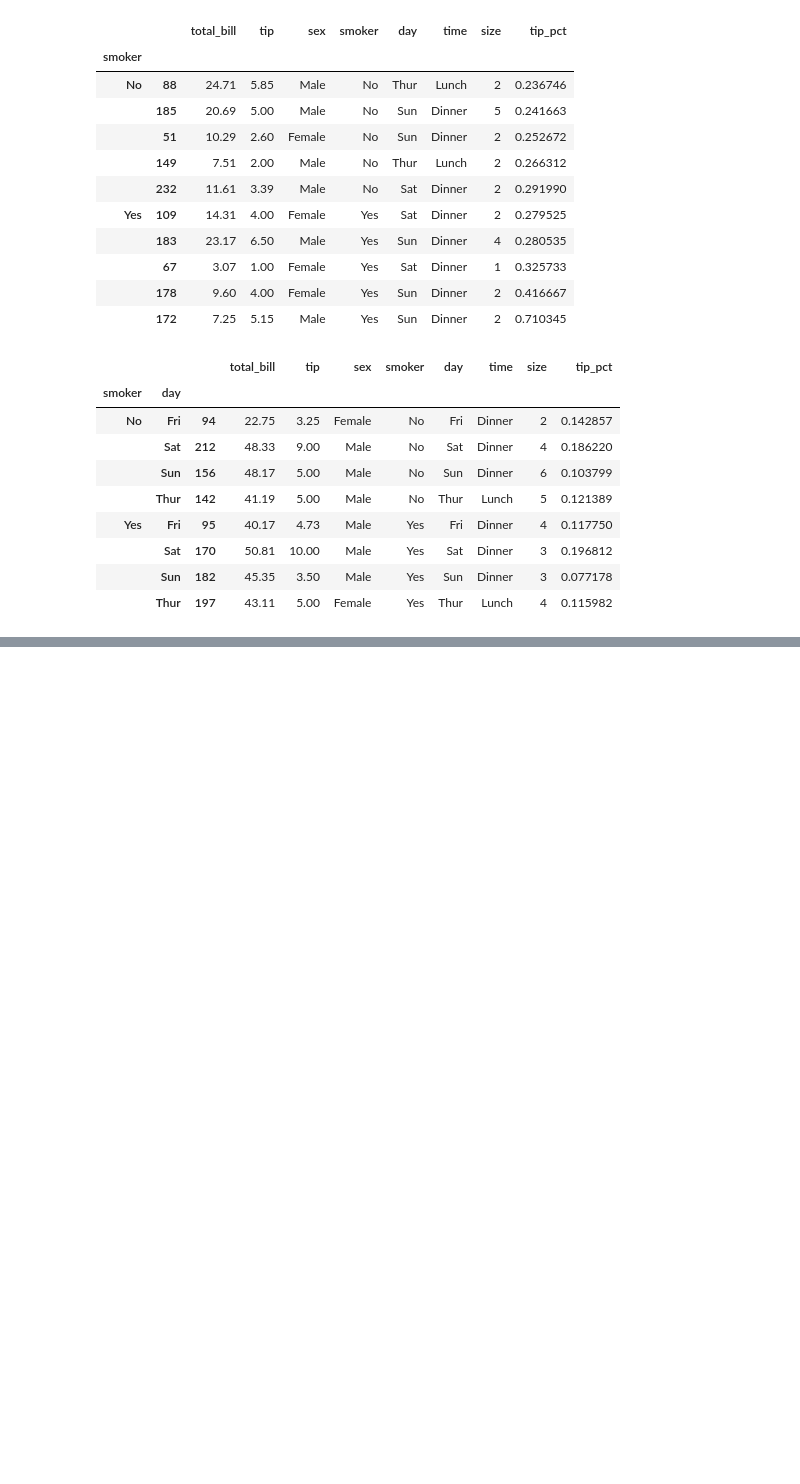
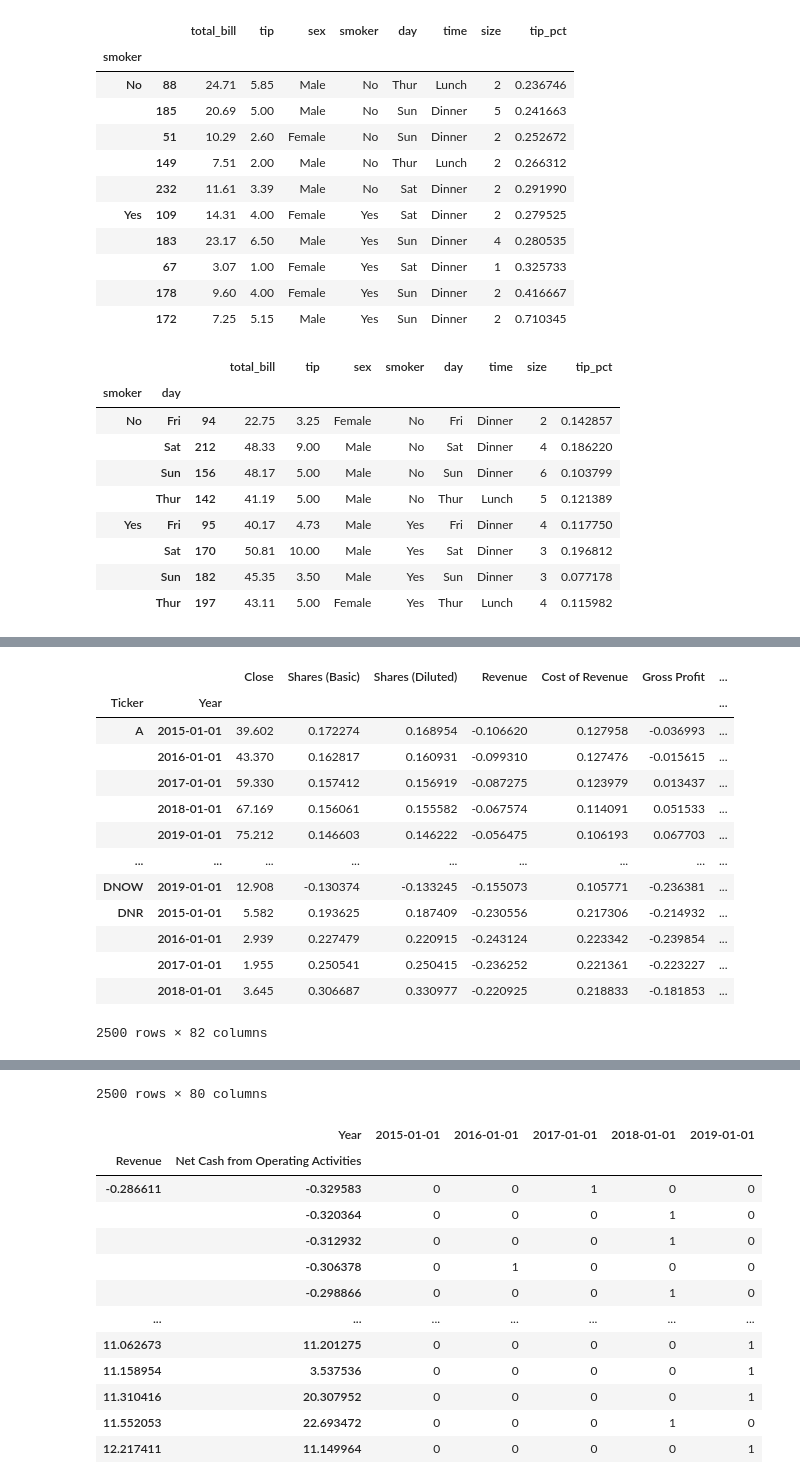
Before and after one commit to MuayThaiLegz/Py_DataAnalysis, a Jupyter notebook: Py_DataC10.ipynb, the cells around one changed output, grey strips where cells are left out. Cells and saved outputs as stored; diff of their text form; code cells hidden in the pictures; blank space fills up the shorter version.

Commit message:
chapter 10 completed
This is the final enrty to this chapter finished practicing with th super cool pivot tables

```diff
--- a/Py_DataC10.ipynb
+++ b/Py_DataC10.ipynb
@@ -545,0 +712,66 @@ dtype: int64
+# %%
+"""
+10.4 Pivot Tables and Corss-Tabulation
+
+A pivot table is a data aummarization tool frequently found in spreadsheet programs
+and other data analysis software. It aggregates a table of data by one or more keys,
+arranging the data in a rectagle with some of the group keys along the rows and some along the columns.
+Pivot tables in Python are amde possible through the groupby fecility desbribed in this chapter
+combines with reshape operations utilizing hierarchinal indexing. Df has a pivot_table method,
+and there is also a top-level pandas.pivot_table  fucntion. In addition to provpking a convenience interface
+
+to groupby, pivot_table aggregation type
+"""
+fn_ratios = pd.read_csv('ratios_vals_money.csv',
+                       parse_dates=True,
+                       infer_datetime_format=True,
+                       index_col=['Ticker', 'Year'])
+
+finRatios = fn_ratios[:2500]
+
+display(finRatios)
+
+display(finRatios.pivot_table(index=[
+    'Ticker',
+    'Research & Development',
+    'price_earnings_ratio'
+]))
+
+# This could have been produced with groupby directly.
+# Now, to aggregate only tip_pct and size, and additionally group by time. I'll put smoker in the table
+# columns and day in the rows
+
+finRatios.pivot_table(index=['Ticker', 'Asets/Liabili'],
+                     columns= 'Research & Development')
+
+# We could augment this table to include partial totals by passing margins=True.
+# this has the effect of adding all row and column labels, with corresponsing values being the group
+# Statisticcs for allthe data within a single tier
+
+
+# To use a different aggregation function, pass it to aggfuncs. For example 'count' or
+# len will give you a cross-tabulation (count or frequency
+
+finRatios.pivot_table('Retained Earnings',
+                      index=['Revenue','Net Cash from Operating Activities'],
+                      columns='Year',
+                     aggfunc=len, fill_value=0)
+
+# pivot_table options page 321
+
+# Cros_tabulations: Crosstab
+# %% [output]
+|  |  | Close | Shares (Basic) | Shares (Diluted) | Revenue | Cost of Revenue | Gross Profit | ... |
+| Ticker | Year |  |  |  |  |  |  | ... |
+| A | 2015-01-01 | 39.602 | 0.172274 | 0.168954 | -0.106620 | 0.127958 | -0.036993 | ... |
+|  | 2016-01-01 | 43.370 | 0.162817 | 0.160931 | -0.099310 | 0.127476 | -0.015615 | ... |
+|  | 2017-01-01 | 59.330 | 0.157412 | 0.156919 | -0.087275 | 0.123979 | 0.013437 | ... |
+|  | 2018-01-01 | 67.169 | 0.156061 | 0.155582 | -0.067574 | 0.114091 | 0.051533 | ... |
+|  | 2019-01-01 | 75.212 | 0.146603 | 0.146222 | -0.056475 | 0.106193 | 0.067703 | ... |
+| ... | ... | ... | ... | ... | ... | ... | ... | ... |
+| DNOW | 2019-01-01 | 12.908 | -0.130374 | -0.133245 | -0.155073 | 0.105771 | -0.236381 | ... |
+| DNR | 2015-01-01 | 5.582 | 0.193625 | 0.187409 | -0.230556 | 0.217306 | -0.214932 | ... |
+|  | 2016-01-01 | 2.939 | 0.227479 | 0.220915 | -0.243124 | 0.223342 | -0.239854 | ... |
+|  | 2017-01-01 | 1.955 | 0.250541 | 0.250415 | -0.236252 | 0.221361 | -0.223227 | ... |
+|  | 2018-01-01 | 3.645 | 0.306687 | 0.330977 | -0.220925 | 0.218833 | -0.181853 | ... |
+2500 rows × 82 columns
@@ -545,0 +791,14 @@ dtype: int64
+2500 rows × 80 columns
+|  | Year | 2015-01-01 | 2016-01-01 | 2017-01-01 | 2018-01-01 | 2019-01-01 |
+| Revenue | Net Cash from Operating Activities |  |  |  |  |  |
+| -0.286611 | -0.329583 | 0 | 0 | 1 | 0 | 0 |
+|  | -0.320364 | 0 | 0 | 0 | 1 | 0 |
+|  | -0.312932 | 0 | 0 | 0 | 1 | 0 |
+|  | -0.306378 | 0 | 1 | 0 | 0 | 0 |
+|  | -0.298866 | 0 | 0 | 0 | 1 | 0 |
+| ... | ... | ... | ... | ... | ... | ... |
+| 11.062673 | 11.201275 | 0 | 0 | 0 | 0 | 1 |
+| 11.158954 | 3.537536 | 0 | 0 | 0 | 0 | 1 |
+| 11.310416 | 20.307952 | 0 | 0 | 0 | 0 | 1 |
+| 11.552053 | 22.693472 | 0 | 0 | 0 | 1 | 0 |
+| 12.217411 | 11.149964 | 0 | 0 | 0 | 0 | 1 |
```
Also changed, not shown: parts of 13 cells of this notebook.
